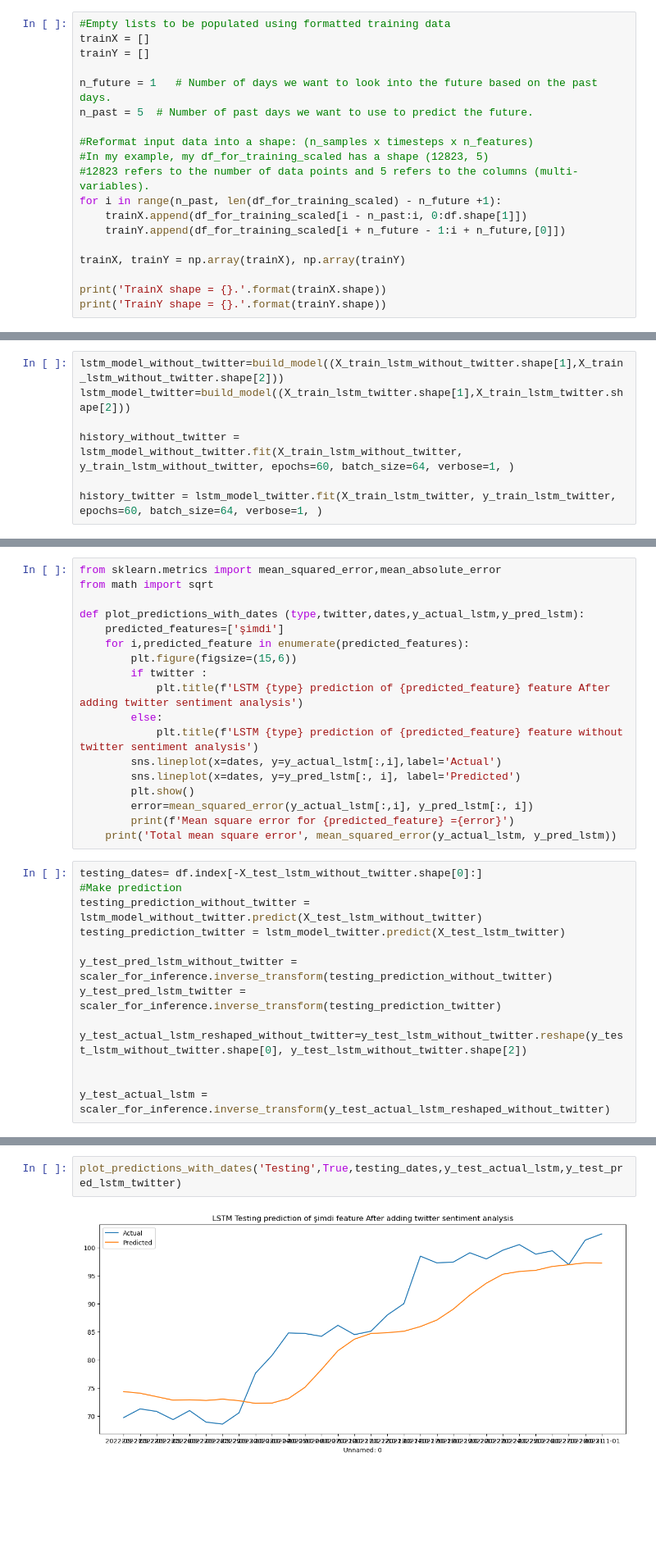
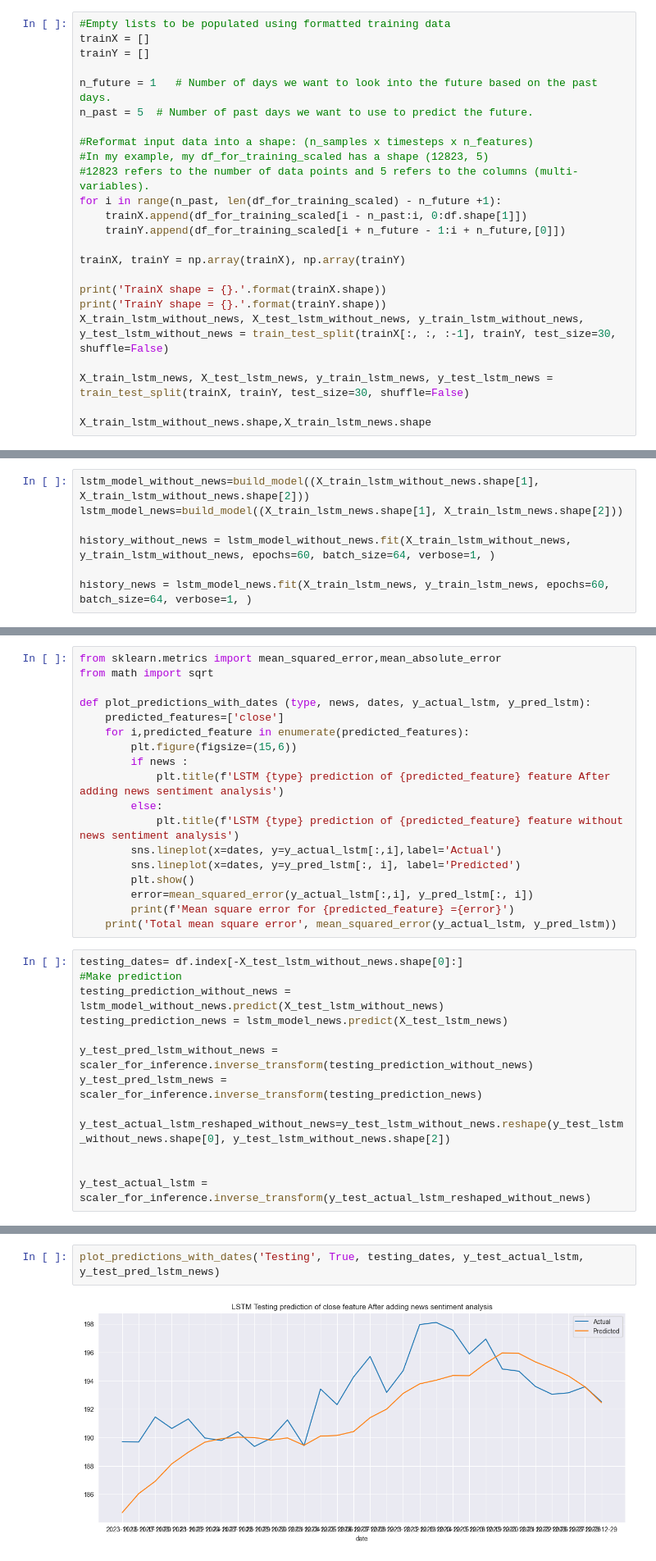
Before and after one commit to erayserter/investify, a Jupyter notebook: model/prediction/LSTM_model.ipynb, the cells around one changed output, grey strips where cells are left out. Shown at 82% size. Cells and saved outputs as stored; diff of their text form; blank space fills up the shorter version.

```diff
--- a/model/prediction/LSTM_model.ipynb
+++ b/model/prediction/LSTM_model.ipynb
@@ -121,4 +118,9 @@ trainX, trainY = np.array(trainX), np.array(trainY)
 
 print('TrainX shape = {}.'.format(trainX.shape))
 print('TrainY shape = {}.'.format(trainY.shape))
+X_train_lstm_without_news, X_test_lstm_without_news, y_train_lstm_without_news, y_test_lstm_without_news = train_test_split(trainX[:, :, :-1], trainY, test_size=30, shuffle=False)
+
+X_train_lstm_news, X_test_lstm_news, y_train_lstm_news, y_test_lstm_news = train_test_split(trainX, trainY, test_size=30, shuffle=False)
+
+X_train_lstm_without_news.shape,X_train_lstm_news.shape
 # %% [output]
@@ -151,10 +146,10 @@ def build_model(input_shape):
     model.compile(optimizer='adam', loss='mean_squared_error')
     return model
 # %%
-lstm_model_without_twitter=build_model((X_train_lstm_without_twitter.shape[1],X_train_lstm_without_twitter.shape[2]))
-lstm_model_twitter=build_model((X_train_lstm_twitter.shape[1],X_train_lstm_twitter.shape[2]))
+lstm_model_without_news=build_model((X_train_lstm_without_news.shape[1], X_train_lstm_without_news.shape[2]))
+lstm_model_news=build_model((X_train_lstm_news.shape[1], X_train_lstm_news.shape[2]))
 
-history_without_twitter = lstm_model_without_twitter.fit(X_train_lstm_without_twitter, y_train_lstm_without_twitter, epochs=60, batch_size=64, verbose=1, )
+history_without_news = lstm_model_without_news.fit(X_train_lstm_without_news, y_train_lstm_without_news, epochs=60, batch_size=64, verbose=1, )
 
-history_twitter = lstm_model_twitter.fit(X_train_lstm_twitter, y_train_lstm_twitter, epochs=60, batch_size=64, verbose=1, )
+history_news = lstm_model_news.fit(X_train_lstm_news, y_train_lstm_news, epochs=60, batch_size=64, verbose=1, )
 # %% [output]
@@ -251,14 +242,14 @@ y_train_actual_lstm = scaler_for_inference.inverse_transform(y_train_lstm_reshap
 from sklearn.metrics import mean_squared_error,mean_absolute_error
 from math import sqrt
 
-def plot_predictions_with_dates (type,twitter,dates,y_actual_lstm,y_pred_lstm):
-    predicted_features=['şimdi']
+def plot_predictions_with_dates (type, news, dates, y_actual_lstm, y_pred_lstm):
+    predicted_features=['close']
     for i,predicted_feature in enumerate(predicted_features):
         plt.figure(figsize=(15,6))
-        if twitter :
-            plt.title(f'LSTM {type} prediction of {predicted_feature} feature After adding twitter sentiment analysis')
+        if news :
+            plt.title(f'LSTM {type} prediction of {predicted_feature} feature After adding news sentiment analysis')
         else:
-            plt.title(f'LSTM {type} prediction of {predicted_feature} feature without twitter sentiment analysis')
+            plt.title(f'LSTM {type} prediction of {predicted_feature} feature without news sentiment analysis')
         sns.lineplot(x=dates, y=y_actual_lstm[:,i],label='Actual')
         sns.lineplot(x=dates, y=y_pred_lstm[:, i], label='Predicted')
         plt.show()
@@ -266,16 +257,16 @@ def plot_predictions_with_dates (type,twitter,dates,y_actual_lstm,y_pred_lstm):
         print(f'Mean square error for {predicted_feature} ={error}')
     print('Total mean square error', mean_squared_error(y_actual_lstm, y_pred_lstm))
 # %%
-testing_dates= df.index[-X_test_lstm_without_twitter.shape[0]:]
+testing_dates= df.index[-X_test_lstm_without_news.shape[0]:]
 #Make prediction
-testing_prediction_without_twitter = lstm_model_without_twitter.predict(X_test_lstm_without_twitter)
-testing_prediction_twitter = lstm_model_twitter.predict(X_test_lstm_twitter)
+testing_prediction_without_news = lstm_model_without_news.predict(X_test_lstm_without_news)
+testing_prediction_news = lstm_model_news.predict(X_test_lstm_news)
 
-y_test_pred_lstm_without_twitter = scaler_for_inference.inverse_transform(testing_prediction_without_twitter)
-y_test_pred_lstm_twitter = scaler_for_inference.inverse_transform(testing_prediction_twitter)
+y_test_pred_lstm_without_news = scaler_for_inference.inverse_transform(testing_prediction_without_news)
+y_test_pred_lstm_news = scaler_for_inference.inverse_transform(testing_prediction_news)
 
-y_test_actual_lstm_reshaped_without_twitter=y_test_lstm_without_twitter.reshape(y_test_lstm_without_twitter.shape[0], y_test_lstm_without_twitter.shape[2])
+y_test_actual_lstm_reshaped_without_news=y_test_lstm_without_news.reshape(y_test_lstm_without_news.shape[0], y_test_lstm_without_news.shape[2])
 
 
-y_test_actual_lstm = scaler_for_inference.inverse_transform(y_test_actual_lstm_reshaped_without_twitter)
+y_test_actual_lstm = scaler_for_inference.inverse_transform(y_test_actual_lstm_reshaped_without_news)
 # %% [output]
@@ -304,4 +295,4 @@ Total mean square error 42.775460603524955
 # %%
-plot_predictions_with_dates('Testing',True,testing_dates,y_test_actual_lstm,y_test_pred_lstm_twitter)
+plot_predictions_with_dates('Testing', True, testing_dates, y_test_actual_lstm, y_test_pred_lstm_news)
 # %% [output]
-[figure, old version]
+[figure, new version]
```
Also changed, not shown: parts of 13 cells of this notebook.
